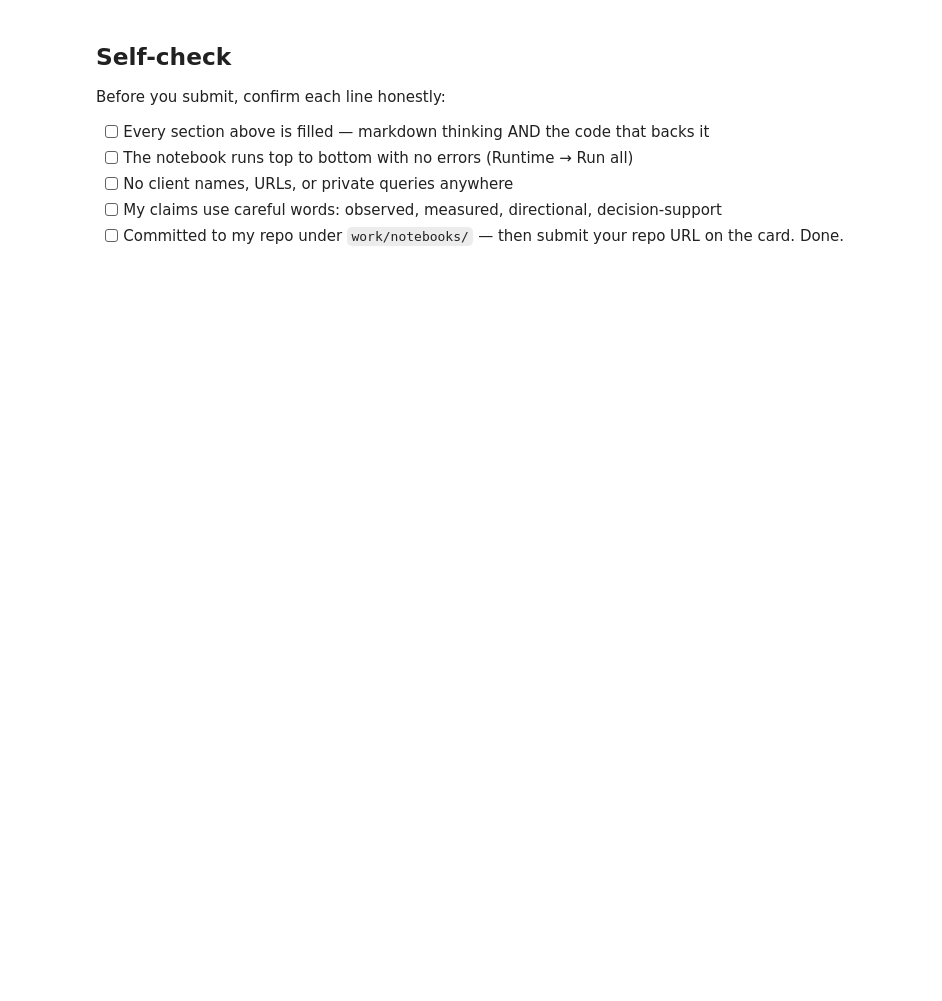
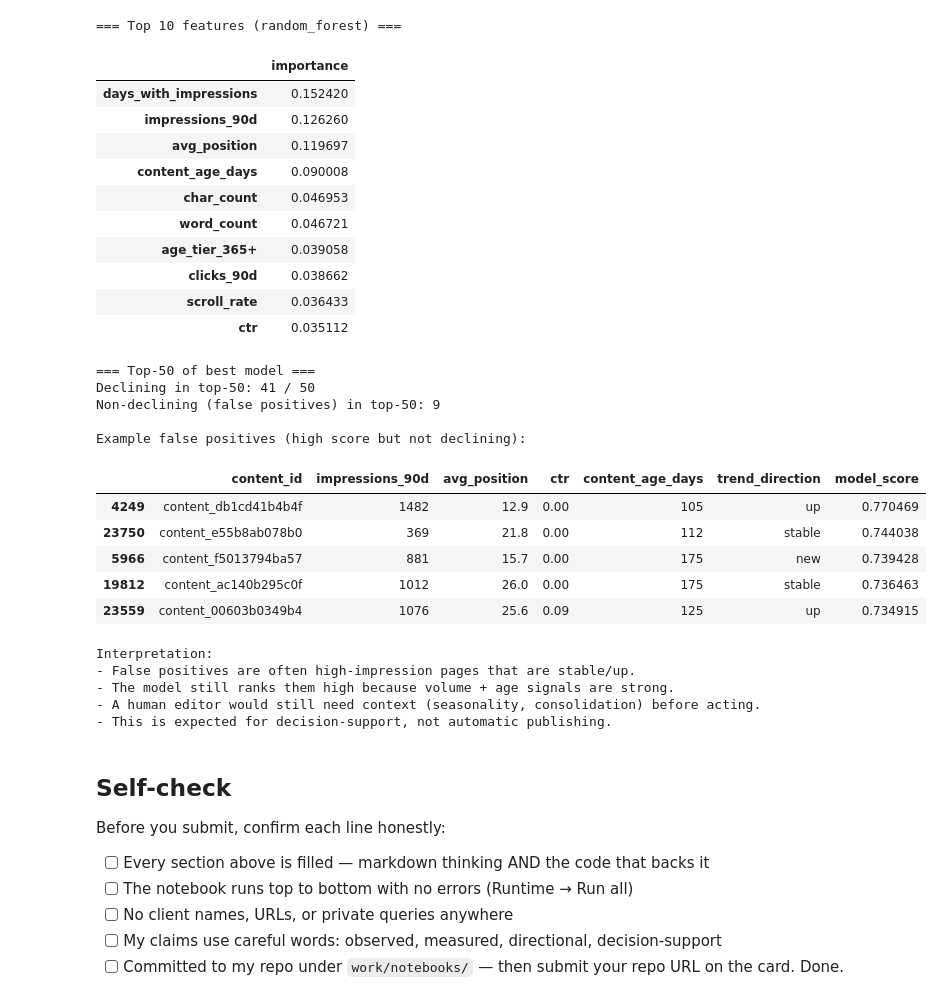
Before and after one commit to MuhammadOmerSiddiqui/myInternship, a Jupyter notebook: work/notebooks/w05_model.ipynb, the cells around one changed output. Cells and saved outputs as stored; diff of their text form; code cells hidden in the pictures; blank space fills up the shorter version.

```diff
--- a/work/notebooks/w05_model.ipynb
+++ b/work/notebooks/w05_model.ipynb
@@ -37,3 +231,75 @@ This skeleton is yours to fill. Work the sections **in order** — each one has
+# %%
+# This cell is for CODE (numbers, a query, a check).
+# Write your text answer in the cell ABOVE this one — typing sentences here breaks Run All.
+# Feature importance from the best tree/forest model
+best_model_name = results_df[results_df["model"] != "baseline_rule"].iloc[0]["model"]
+model_obj, test_proba = fitted[best_model_name]
+
+if hasattr(model_obj, "feature_importances_"):
+    imp = pd.Series(model_obj.feature_importances_, index=X.columns).sort_values(ascending=False)
+elif hasattr(model_obj, "named_steps"):
+    coefs = np.abs(model_obj.named_steps["clf"].coef_[0])
+    imp = pd.Series(coefs, index=X.columns).sort_values(ascending=False)
+else:
+    imp = pd.Series(dtype=float)
+
+print(f"=== Top 10 features ({best_model_name}) ===")
+display(imp.head(10).to_frame("importance"))
+
+# Error slice: top-50 predictions vs actual
+test_frame = df.iloc[test_idx].copy()
+test_frame["model_score"] = test_proba
+test_frame["baseline_score"] = baseline_test
+top50 = test_frame.nlargest(50, "model_score")
+
+print("\n=== Top-50 of best model ===")
+print("Declining in top-50:", int(top50["is_declining"].sum()), "/ 50")
+print("Non-declining (false positives) in top-50:", int((1 - top50["is_declining"]).sum()))
+
+# A few concrete false positives
+fp = top50[top50["is_declining"] == 0][
+    ["content_id", "impressions_90d", "avg_position", "ctr",
+     "content_age_days", "trend_direction", "model_score"]
+].head(5)
+print("\nExample false positives (high score but not declining):")
+display(fp)
+
+print("""
+Interpretation:
+- False positives are often high-impression pages that are stable/up.
+- The model still ranks them high because volume + age signals are strong.
+- A human editor would still need context (seasonality, consolidation) before acting.
+- This is expected for decision-support, not automatic publishing.
+""")
+# %% [output]
+=== Top 10 features (random_forest) ===
+|  | importance |
+| days_with_impressions | 0.152420 |
+| impressions_90d | 0.126260 |
+| avg_position | 0.119697 |
+| content_age_days | 0.090008 |
+| char_count | 0.046953 |
+| word_count | 0.046721 |
+| age_tier_365+ | 0.039058 |
+| clicks_90d | 0.038662 |
+| scroll_rate | 0.036433 |
+| ctr | 0.035112 |
+=== Top-50 of best model ===
+Declining in top-50: 41 / 50
+Non-declining (false positives) in top-50: 9
+
+Example false positives (high score but not declining):
+|  | content_id | impressions_90d | avg_position | ctr | content_age_days | trend_direction | model_score |
+| 4249 | content_db1cd41b4b4f | 1482 | 12.9 | 0.00 | 105 | up | 0.770469 |
+| 23750 | content_e55b8ab078b0 | 369 | 21.8 | 0.00 | 112 | stable | 0.744038 |
+| 5966 | content_f5013794ba57 | 881 | 15.7 | 0.00 | 175 | new | 0.739428 |
+| 19812 | content_ac140b295c0f | 1012 | 26.0 | 0.00 | 175 | stable | 0.736463 |
+| 23559 | content_00603b0349b4 | 1076 | 25.6 | 0.09 | 125 | up | 0.734915 |
+Interpretation:
+- False positives are often high-impression pages that are stable/up.
+- The model still ranks them high because volume + age signals are strong.
+- A human editor would still need context (seasonality, consolidation) before acting.
+- This is expected for decision-support, not automatic publishing.
 # %% [markdown]
 ## Self-check
 
```
Also changed, not shown: parts of 13 cells of this notebook.
